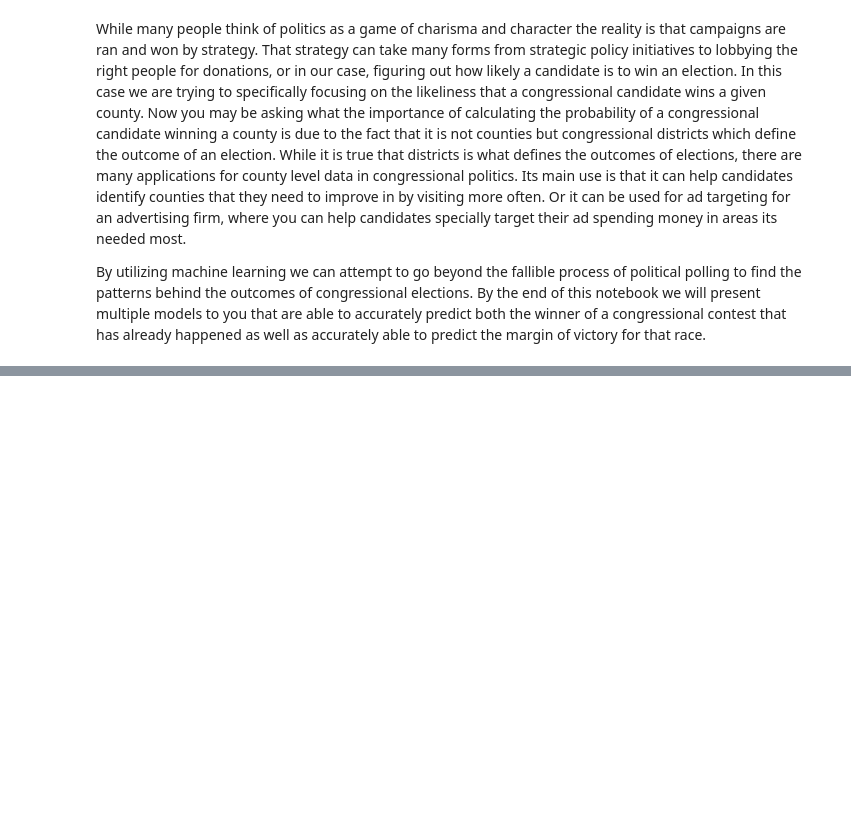
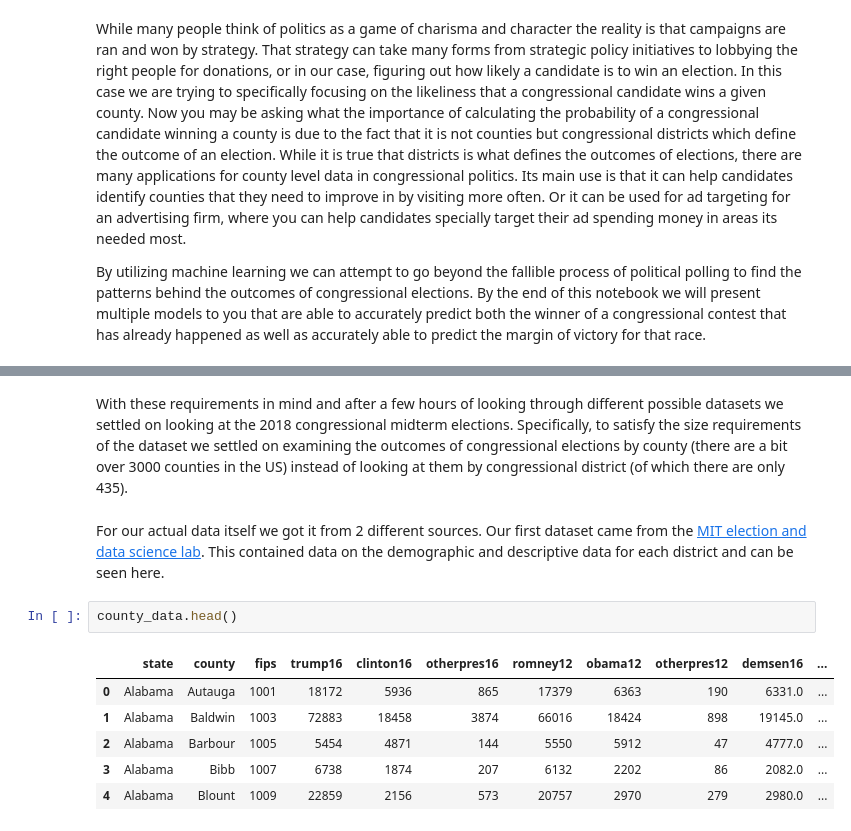
Before and after one commit to Nhunsick/project_3, a Jupyter notebook: Notebooks/Final_Notebook.ipynb, the cells around one changed output, grey strips where cells are left out. Saved outputs shown, nothing was run; the diff lists cells and outputs as text; blank space fills up the shorter version.

```diff
--- a/Notebooks/Final_Notebook.ipynb
+++ b/Notebooks/Final_Notebook.ipynb
@@ -48,0 +59,13 @@ By utilizing machine learning we can attempt to go beyond the fallible process o
+# %% [markdown]
+With these requirements in mind and after a few hours of looking through different possible datasets we settled on looking at the 2018 congressional midterm elections. Specifically, to satisfy the size requirements of the dataset we settled on examining the outcomes of congressional elections by county (there are a bit over 3000 counties in the US) instead of looking at them by congressional district (of which there are only 435).
+# %% [markdown]
+For our actual data itself we got it from 2 different sources. Our first dataset came from the [MIT election and data science lab](https://github.com/MEDSL/2018-elections-unoffical/blob/master/election-context-2018.md). This contained data on the demographic and descriptive data for each district and can be seen here.
+# %%
+county_data.head()
+# %% [output]
+|  | state | county | fips | trump16 | clinton16 | otherpres16 | romney12 | obama12 | otherpres12 | demsen16 | ... |
+| 0 | Alabama | Autauga | 1001 | 18172 | 5936 | 865 | 17379 | 6363 | 190 | 6331.0 | ... |
+| 1 | Alabama | Baldwin | 1003 | 72883 | 18458 | 3874 | 66016 | 18424 | 898 | 19145.0 | ... |
+| 2 | Alabama | Barbour | 1005 | 5454 | 4871 | 144 | 5550 | 5912 | 47 | 4777.0 | ... |
+| 3 | Alabama | Bibb | 1007 | 6738 | 1874 | 207 | 6132 | 2202 | 86 | 2082.0 | ... |
+| 4 | Alabama | Blount | 1009 | 22859 | 2156 | 573 | 20757 | 2970 | 279 | 2980.0 | ... |
```
Also changed, not shown: parts of 14 cells of this notebook.
